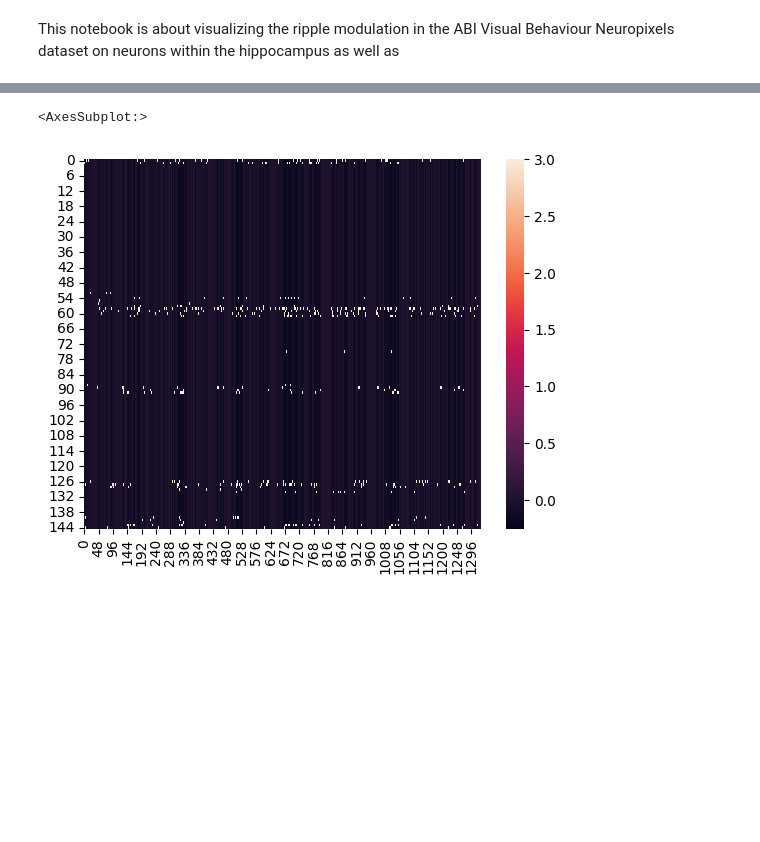
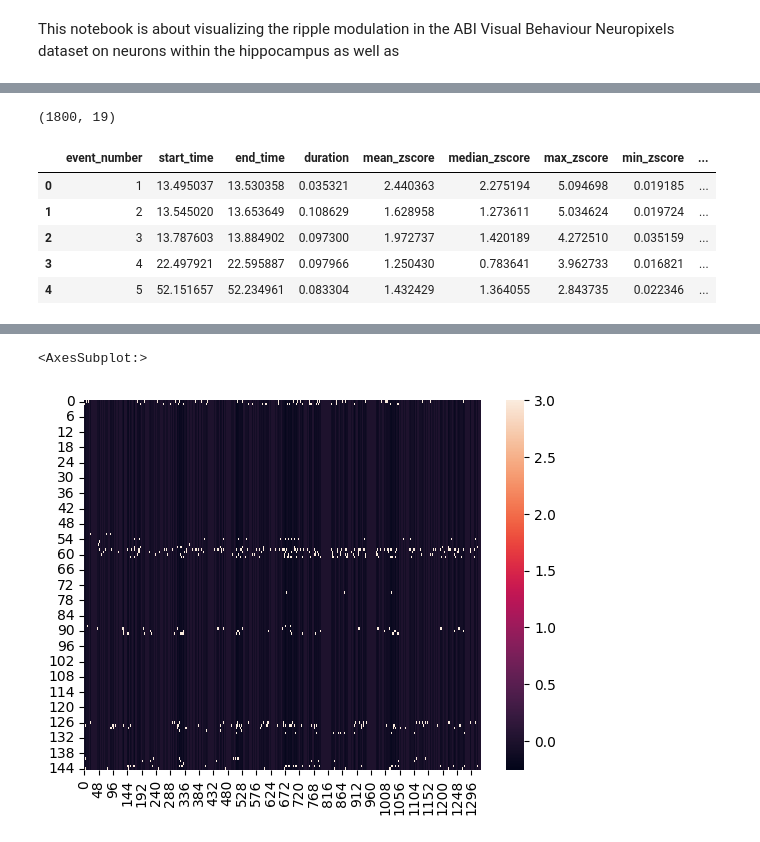
Before and after one commit to AngCamp/CampbellMurphy2024, a Jupyter notebook: Example Notebooks (Tutorials)/Neuron_Ripple_Modulation/allen_visbehave_ripplemodulation/Visualizing_Ripple_Modulation_v2.ipynb, the cells around one changed output, grey strips where cells are left out. Cells and saved outputs as stored; diff of their text form; code cells hidden in the pictures; blank space fills up the shorter version.

```diff
--- a/Example Notebooks (Tutorials)/Neuron_Ripple_Modulation/allen_visbehave_ripplemodulation/Visualizing_Ripple_Modulation_v2.ipynb
+++ b/Example Notebooks (Tutorials)/Neuron_Ripple_Modulation/allen_visbehave_ripplemodulation/Visualizing_Ripple_Modulation_v2.ipynb
@@ -491,0 +514,14 @@ ca1_units.head()
+# %%
+fitlered_riples_csv_path = os.path.join(input_dir, 'filtered_swrs', 'swrs_session_{}'.format(session_id), 'session_{}_probe_{}_filtered_swrs.csv'.format(session_id, probe_id))
+filtered_ripples_df = pd.read_csv(fitlered_riples_csv_path, index_col=0)
+filtered_ripples_df.reset_index(drop=True, inplace=True)
+print(filtered_ripples_df.shape)
+filtered_ripples_df.head()
+# %% [output]
+(1800, 19)
+|  | event_number | start_time | end_time | duration | mean_zscore | median_zscore | max_zscore | min_zscore | ... |
+| 0 | 1 | 13.495037 | 13.530358 | 0.035321 | 2.440363 | 2.275194 | 5.094698 | 0.019185 | ... |
+| 1 | 2 | 13.545020 | 13.653649 | 0.108629 | 1.628958 | 1.273611 | 5.034624 | 0.019724 | ... |
+| 2 | 3 | 13.787603 | 13.884902 | 0.097300 | 1.972737 | 1.420189 | 4.272510 | 0.035159 | ... |
+| 3 | 4 | 22.497921 | 22.595887 | 0.097966 | 1.250430 | 0.783641 | 3.962733 | 0.016821 | ... |
+| 4 | 5 | 52.151657 | 52.234961 | 0.083304 | 1.432429 | 1.364055 | 2.843735 | 0.022346 | ... |
```
Also changed, not shown: parts of 13 cells of this notebook, 8 other files.
